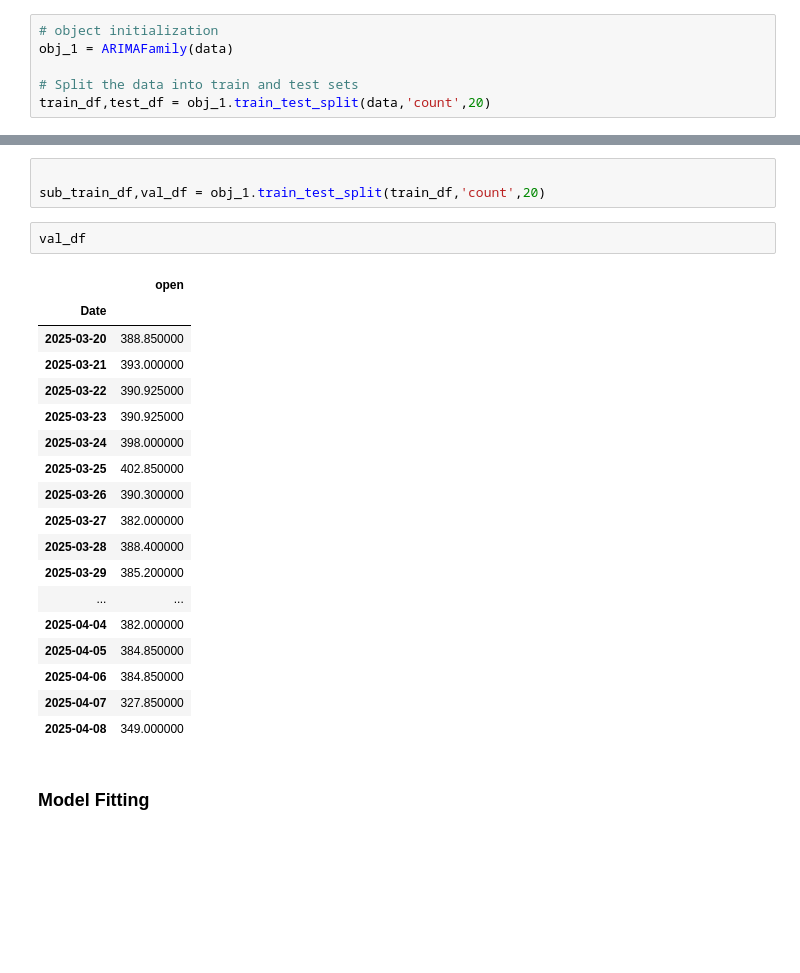
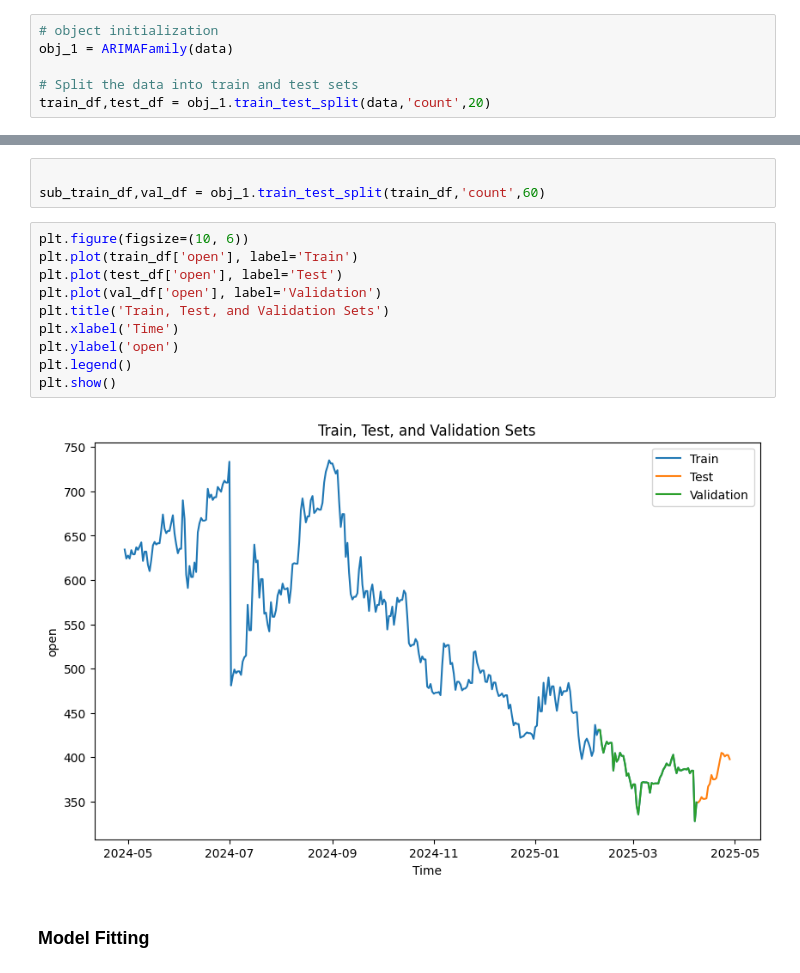
Before and after one commit to ShahidAzadd/Time-Series, a Jupyter notebook: ensemble_models.ipynb, the cells around one changed output, grey strips where cells are left out. Drawn from its saved outputs; the diff is of its cells as text; blank space fills up the shorter version.

```diff
--- a/ensemble_models.ipynb
+++ b/ensemble_models.ipynb
@@ -47,27 +64,18 @@ train_df,test_df = obj_1.train_test_split(data,'count',20)
 # %%
 
-sub_train_df,val_df = obj_1.train_test_split(train_df,'count',20)
+sub_train_df,val_df = obj_1.train_test_split(train_df,'count',60)
 # %%
-val_df
+plt.figure(figsize=(10, 6))
+plt.plot(train_df['open'], label='Train')
+plt.plot(test_df['open'], label='Test')
+plt.plot(val_df['open'], label='Validation')
+plt.title('Train, Test, and Validation Sets')
+plt.xlabel('Time')
+plt.ylabel('open')
+plt.legend()
+plt.show()
 # %% [output]
-|  | open |
-| Date |  |
-| 2025-03-20 | 388.850000 |
-| 2025-03-21 | 393.000000 |
-| 2025-03-22 | 390.925000 |
-| 2025-03-23 | 390.925000 |
-| 2025-03-24 | 398.000000 |
-| 2025-03-25 | 402.850000 |
-| 2025-03-26 | 390.300000 |
-| 2025-03-27 | 382.000000 |
-| 2025-03-28 | 388.400000 |
-| 2025-03-29 | 385.200000 |
-| ... | ... |
-| 2025-04-04 | 382.000000 |
-| 2025-04-05 | 384.850000 |
-| 2025-04-06 | 384.850000 |
-| 2025-04-07 | 327.850000 |
-| 2025-04-08 | 349.000000 |
+[figure, added]
 # %% [markdown]
 ### Model Fitting
 # %% [markdown]
```
Also changed, not shown: parts of 17 cells of this notebook, 4 other files.
